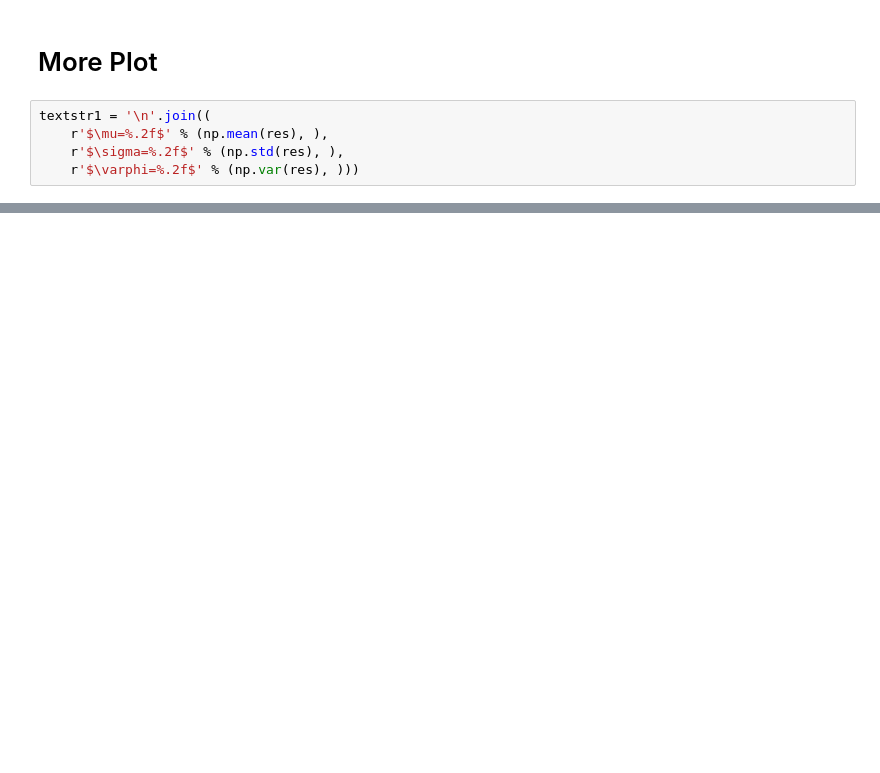
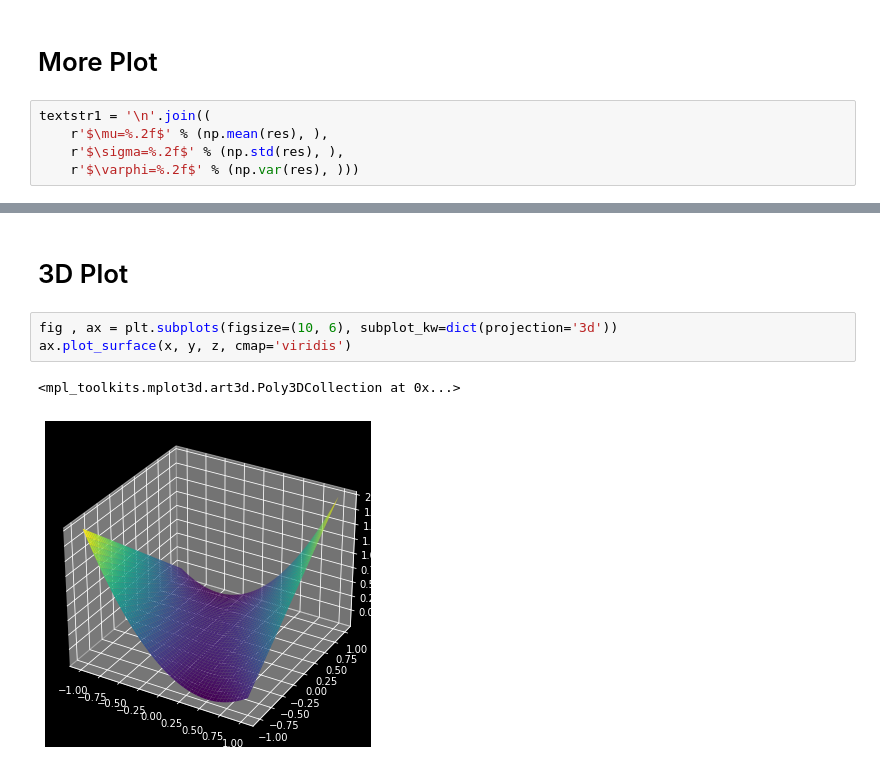
Before and after one commit to White-On/MAPSI_TME_2022, a Jupyter notebook: PlotCollection.ipynb, the cells around one changed output, grey strips where cells are left out. Drawn from its saved outputs; the diff is of its cells as text; blank space fills up the shorter version.

```diff
--- a/PlotCollection.ipynb
+++ b/PlotCollection.ipynb
@@ -197,0 +232,8 @@ plt.show()
+# %% [markdown]
+# 3D Plot
+# %%
+fig , ax = plt.subplots(figsize=(10, 6), subplot_kw=dict(projection='3d'))
+ax.plot_surface(x, y, z, cmap='viridis')
+# %% [output]
+<mpl_toolkits.mplot3d.art3d.Poly3DCollection at 0x...>
+[figure, added]
```
Also changed, not shown: parts of 19 cells of this notebook, 1 other file.
